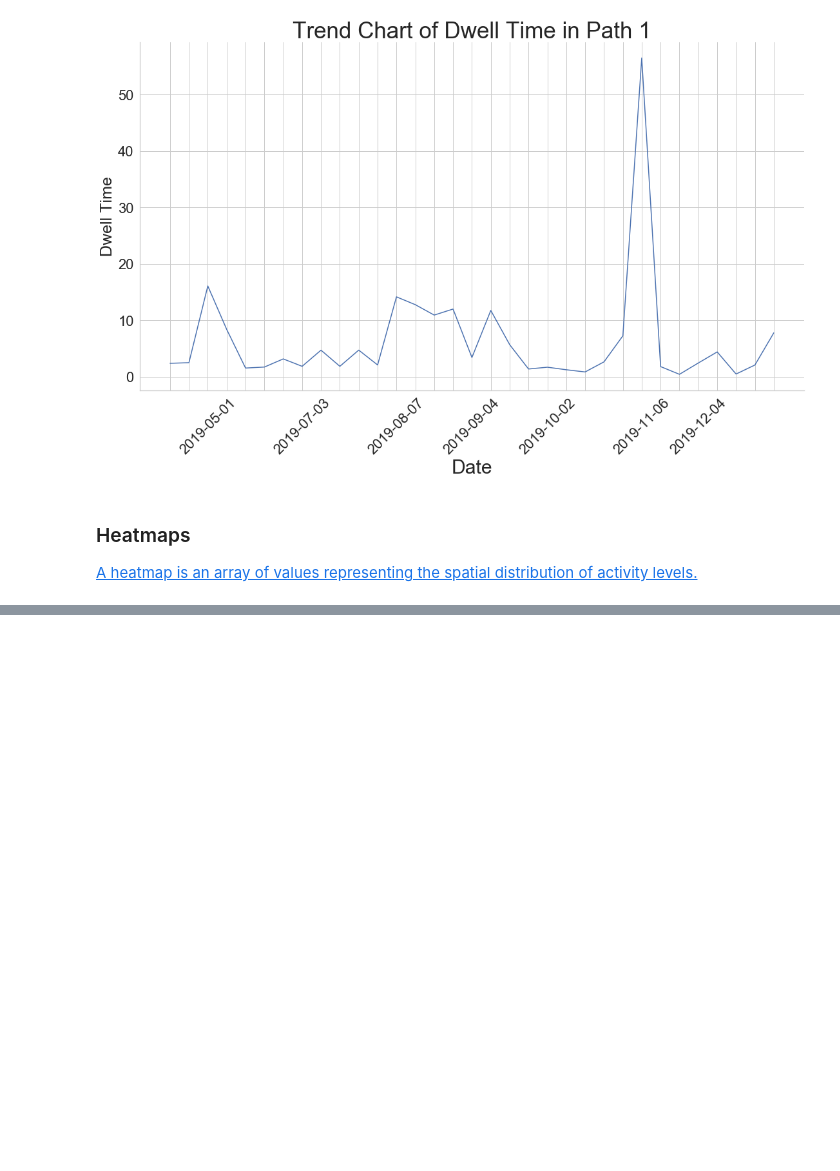
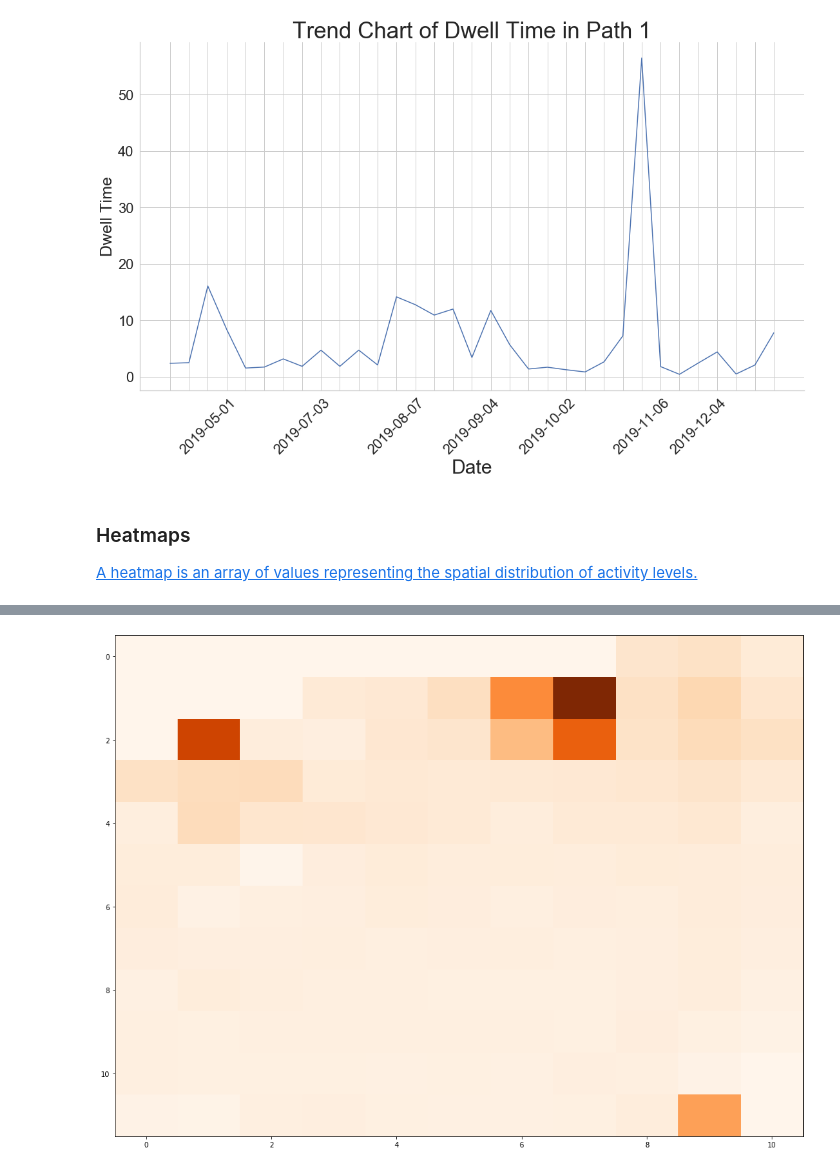
Before and after one commit to candisss/sidewalk_lab, a Jupyter notebook: NuminaQueries.ipynb, the cells around one changed output, grey strips where cells are left out. Saved outputs shown, nothing was run; the diff lists cells and outputs as text; code cells hidden in the pictures; blank space fills up the shorter version.

```diff
--- a/NuminaQueries.ipynb
+++ b/NuminaQueries.ipynb
@@ -525,0 +560,3 @@ dec2019heat.json()['data']['feedHeatmaps']['edges'][0]['node']['heatmap'][0:3]
+# %%
+outside_0629 = pd.read_csv("Outside6_29.csv")
+outside_0629['pct50'] = outside_0629['pct50'].fillna(0)
@@ -525,0 +610,2 @@ dec2019heat.json()['data']['feedHeatmaps']['edges'][0]['node']['heatmap'][0:3]
+# %%
+outside0629_list = outside_0629["pct50"].to_numpy()
@@ -525,0 +667,25 @@ dec2019heat.json()['data']['feedHeatmaps']['edges'][0]['node']['heatmap'][0:3]
+# %%
+outside0629 = np.array([outside0629_list[0:11].tolist(),
+                    outside0629_list[11:22].tolist(),
+                    outside0629_list[22:33].tolist(),
+                    outside0629_list[33:44].tolist(),
+                    outside0629_list[44:55].tolist(),
+                    outside0629_list[55:66].tolist(),
+                    outside0629_list[66:77].tolist(),
+                   outside0629_list[77:88].tolist(),
+                   outside0629_list[88:99].tolist(),
+                   outside0629_list[99:110].tolist(),
+                   outside0629_list[110:121].tolist(),
+                   outside0629_list[121:132].tolist()])
+
+
+fig, ax = plt.subplots()
+im = ax.imshow(outside0629, "Oranges")
+fig.set_size_inches(18.5, 10.5)
+
+ax.set_aspect(2/3)
+fig.tight_layout()
+fig.savefig('outside0629.png', dpi=100)
+plt.show()
+# %% [output]
+[figure, added]
```
Also changed, not shown: parts of 215 cells of this notebook, 3 other files.
